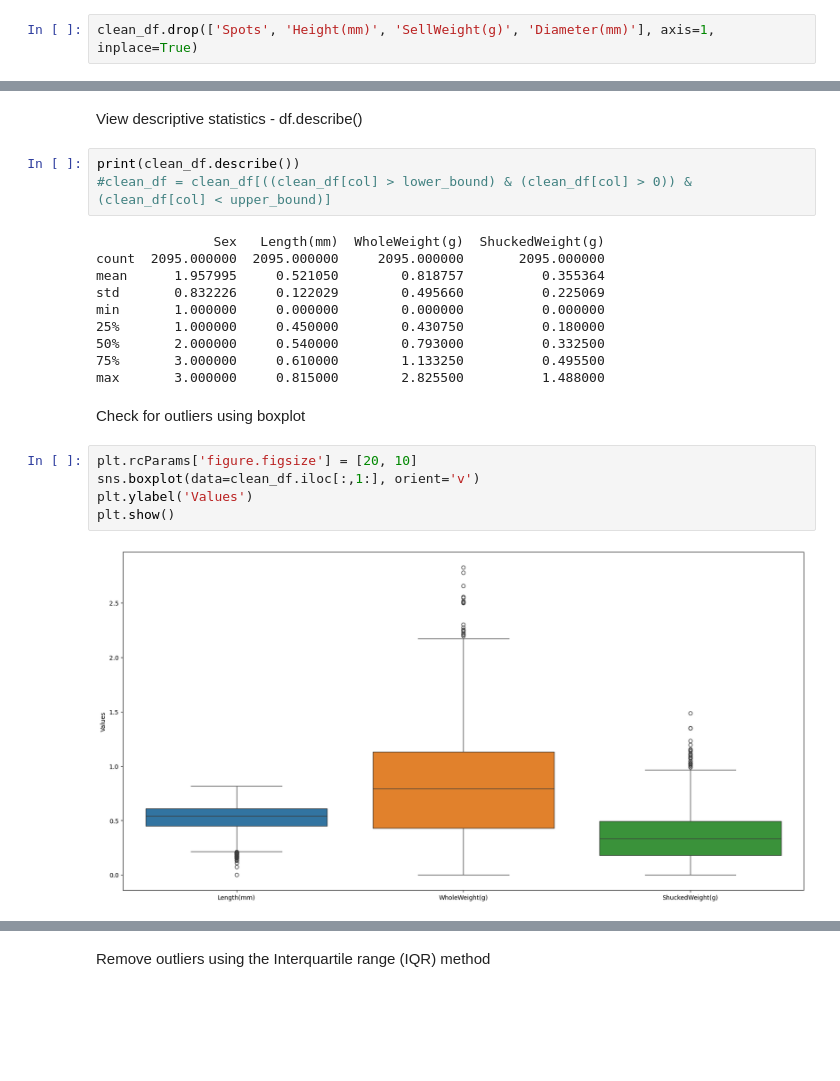
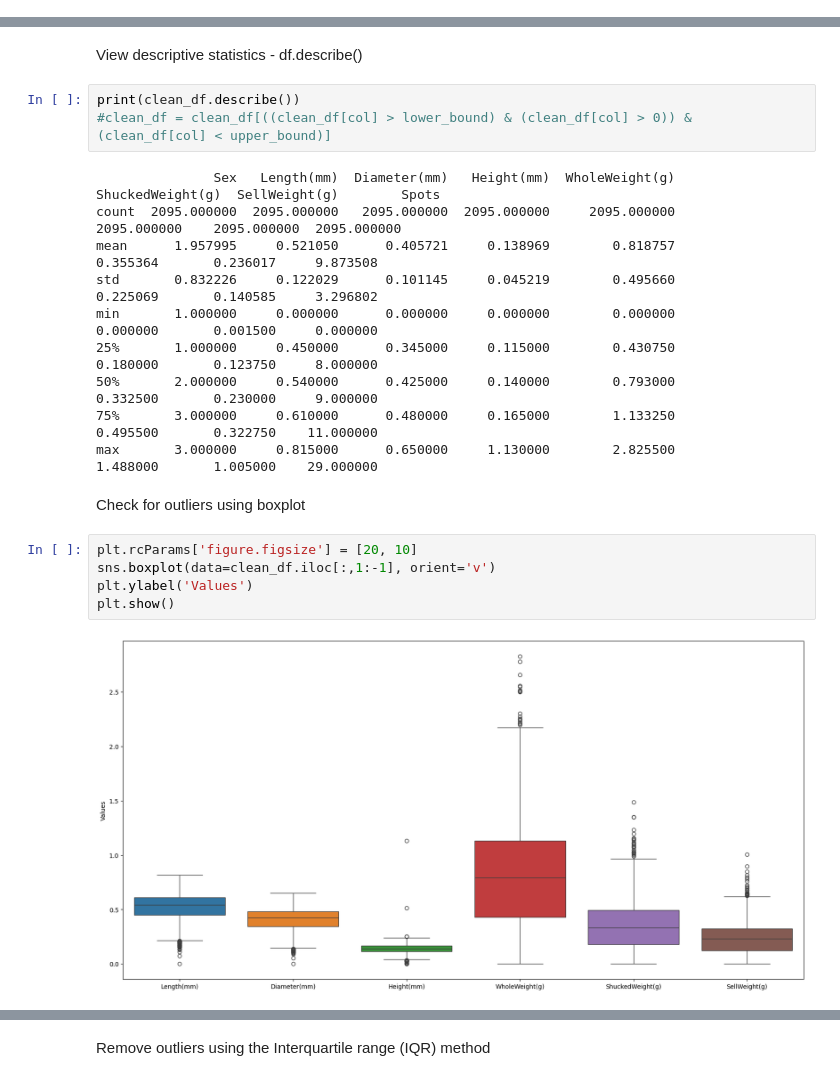
Before and after one commit to cotpetru24/data_mining, a Jupyter notebook: stu124543_data_mining.ipynb, the cells around one changed output, grey strips where cells are left out. Saved outputs shown, nothing was run; the diff lists cells and outputs as text; blank space fills up the shorter version.

```diff
--- a/stu124543_data_mining.ipynb
+++ b/stu124543_data_mining.ipynb
@@ -152,5 +150,3 @@ Drop irrelevant columns
-# %%
-clean_df.drop(['Spots', 'Height(mm)', 'SellWeight(g)', 'Diameter(mm)'], axis=1, inplace=True)
 # %% [markdown]
 
 Checking the dataset for missing values and printing the total number of cells where value is missing
@@ -195,21 +199,21 @@ View descriptive statistics - df.describe()
 print(clean_df.describe())
 #clean_df = clean_df[((clean_df[col] > lower_bound) & (clean_df[col] > 0)) & (clean_df[col] < upper_bound)]
 # %% [output]
-               Sex   Length(mm)  WholeWeight(g)  ShuckedWeight(g)
-count  2095.000000  2095.000000     2095.000000       2095.000000
-mean      1.957995     0.521050        0.818757          0.355364
-std       0.832226     0.122029        0.495660          0.225069
-min       1.000000     0.000000        0.000000          0.000000
-25%       1.000000     0.450000        0.430750          0.180000
-50%       2.000000     0.540000        0.793000          0.332500
-75%       3.000000     0.610000        1.133250          0.495500
-max       3.000000     0.815000        2.825500          1.488000
+               Sex   Length(mm)  Diameter(mm)   Height(mm)  WholeWeight(g)  ShuckedWeight(g)  SellWeight(g)        Spots
+count  2095.000000  2095.000000   2095.000000  2095.000000     2095.000000       2095.000000    2095.000000  2095.000000
+mean      1.957995     0.521050      0.405721     0.138969        0.818757          0.355364       0.236017     9.873508
+std       0.832226     0.122029      0.101145     0.045219        0.495660          0.225069       0.140585     3.296802
+min       1.000000     0.000000      0.000000     0.000000        0.000000          0.000000       0.001500     0.000000
+25%       1.000000     0.450000      0.345000     0.115000        0.430750          0.180000       0.123750     8.000000
+50%       2.000000     0.540000      0.425000     0.140000        0.793000          0.332500       0.230000     9.000000
+75%       3.000000     0.610000      0.480000     0.165000        1.133250          0.495500       0.322750    11.000000
+max       3.000000     0.815000      0.650000     1.130000        2.825500          1.488000       1.005000    29.000000
 # %% [markdown]
 Check for outliers using boxplot
 # %%
 plt.rcParams['figure.figsize'] = [20, 10]
-sns.boxplot(data=clean_df.iloc[:,1:], orient='v')
+sns.boxplot(data=clean_df.iloc[:,1:-1], orient='v')
 plt.ylabel('Values')
 plt.show()
 # %% [output]
-[figure, old version]
+[figure, new version]
```
Also changed, not shown: parts of 30 cells of this notebook.
